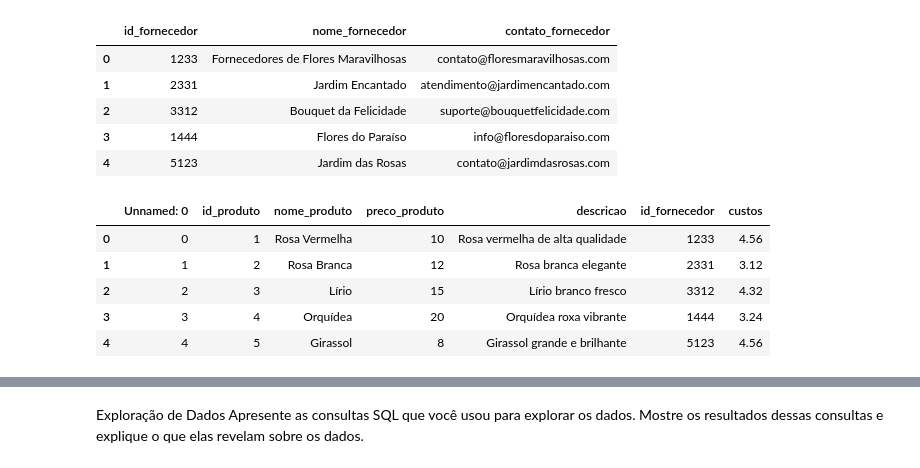
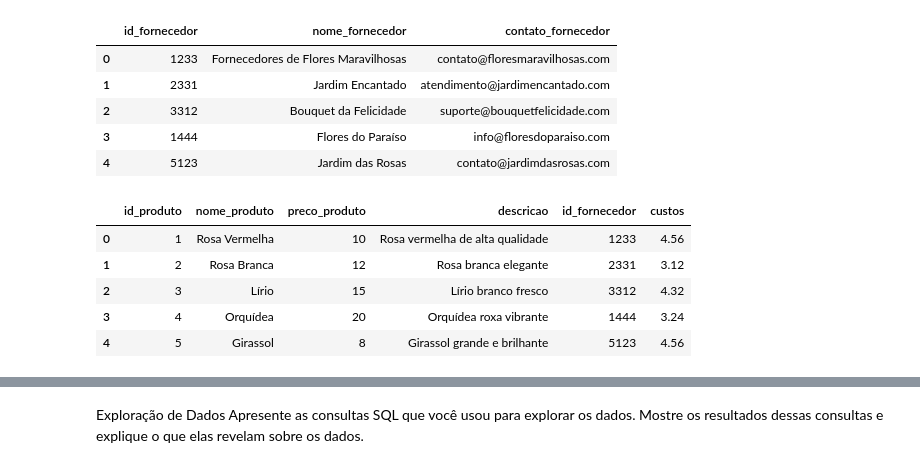
Before and after one commit to anibaltanganelli/Flora, a Jupyter notebook: flora_pratica.ipynb, the cells around one changed output, grey strips where cells are left out. Saved outputs shown, nothing was run; the diff lists cells and outputs as text; code cells hidden in the pictures.

```diff
--- a/flora_pratica.ipynb
+++ b/flora_pratica.ipynb
@@ -141,40 +141,41 @@ produtos.head()
 
 '''
 produtos['preco_produto'] = produtos['preco_produto'].str.replace("R", "")
 
 produtos['preco_produto'] = produtos['preco_produto'].str.replace("$", "")
 
 '''
 #ADICIONANDO COLUNA CUSTO DO PRODUTO
 '''
 custo_pr = [ 3.12 , 4.32, 2.5, 4.56, 3.24, 4.21, 3.11]
 
 custo_produto = np.random.choice(custo_pr, len(produtos))
 
 produtos['custos'] = custo_produto
 
 produtos.head()
 '''
 #ALTERAÇÃO DOS DADOS
 """
 produtos['preco_produto'] = pd.to_numeric(produtos['preco_produto']) #objeto para numérico
 """
 #BAIXANDO PLANILHA PRODUTOS
 """
 pd.DataFrame(produtos).to_csv(Flora_produtos.csv)
 """
 
 # UPLOAD PRODUTOS
-produtos = pd.read_csv("/content/drive/MyDrive/Dados para estudo/Flora_produtos.csv")
+produtos = pd.read_csv("/content/drive/MyDrive/Dados para estudo/Flora_produtos.csv", index_col=False)
+produtos = produtos.loc[:, ~produtos.columns.str.contains('^Unnamed')]
 
 produtos.head()
 # %% [output]
-|  | Unnamed: 0 | id_produto | nome_produto | preco_produto | descricao | id_fornecedor | custos |
-| 0 | 0 | 1 | Rosa Vermelha | 10 | Rosa vermelha de alta qualidade | 1233 | 4.56 |
-| 1 | 1 | 2 | Rosa Branca | 12 | Rosa branca elegante | 2331 | 3.12 |
-| 2 | 2 | 3 | Lírio | 15 | Lírio branco fresco | 3312 | 4.32 |
-| 3 | 3 | 4 | Orquídea | 20 | Orquídea roxa vibrante | 1444 | 3.24 |
-| 4 | 4 | 5 | Girassol | 8 | Girassol grande e brilhante | 5123 | 4.56 |
+|  | id_produto | nome_produto | preco_produto | descricao | id_fornecedor | custos |
+| 0 | 1 | Rosa Vermelha | 10 | Rosa vermelha de alta qualidade | 1233 | 4.56 |
+| 1 | 2 | Rosa Branca | 12 | Rosa branca elegante | 2331 | 3.12 |
+| 2 | 3 | Lírio | 15 | Lírio branco fresco | 3312 | 4.32 |
+| 3 | 4 | Orquídea | 20 | Orquídea roxa vibrante | 1444 | 3.24 |
+| 4 | 5 | Girassol | 8 | Girassol grande e brilhante | 5123 | 4.56 |
 # %%
 #SUBINDO TABELA CLIENTES
 
```
